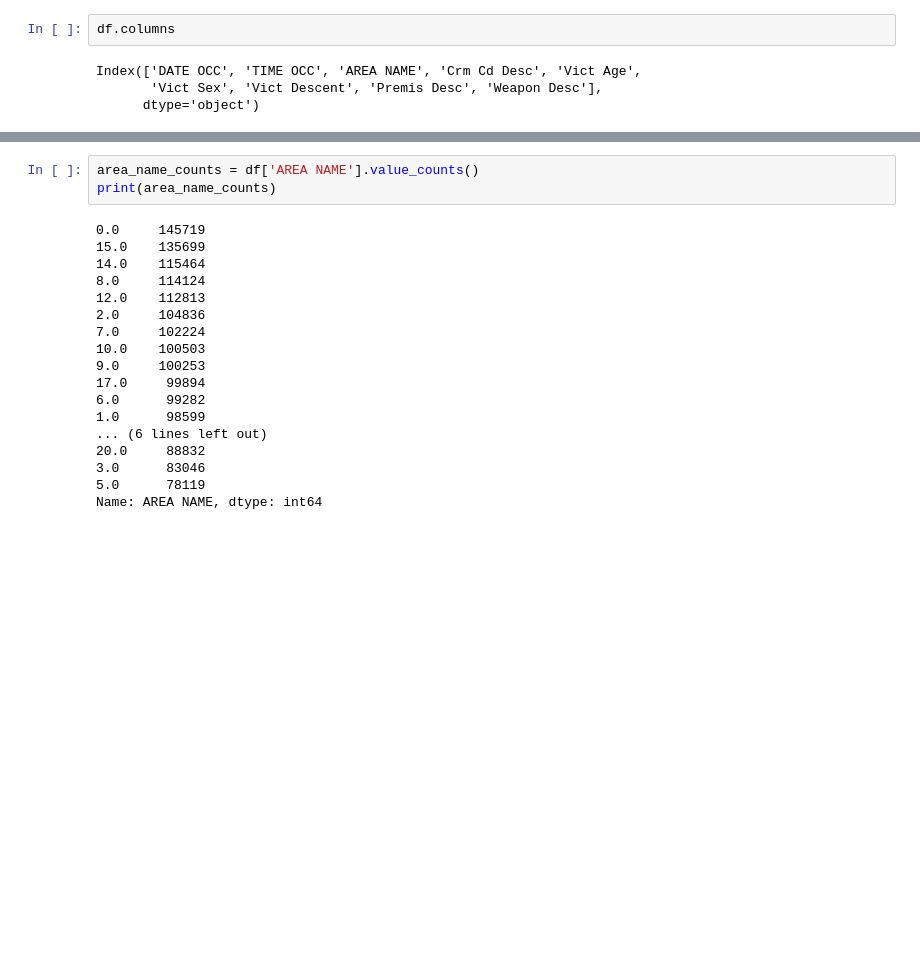
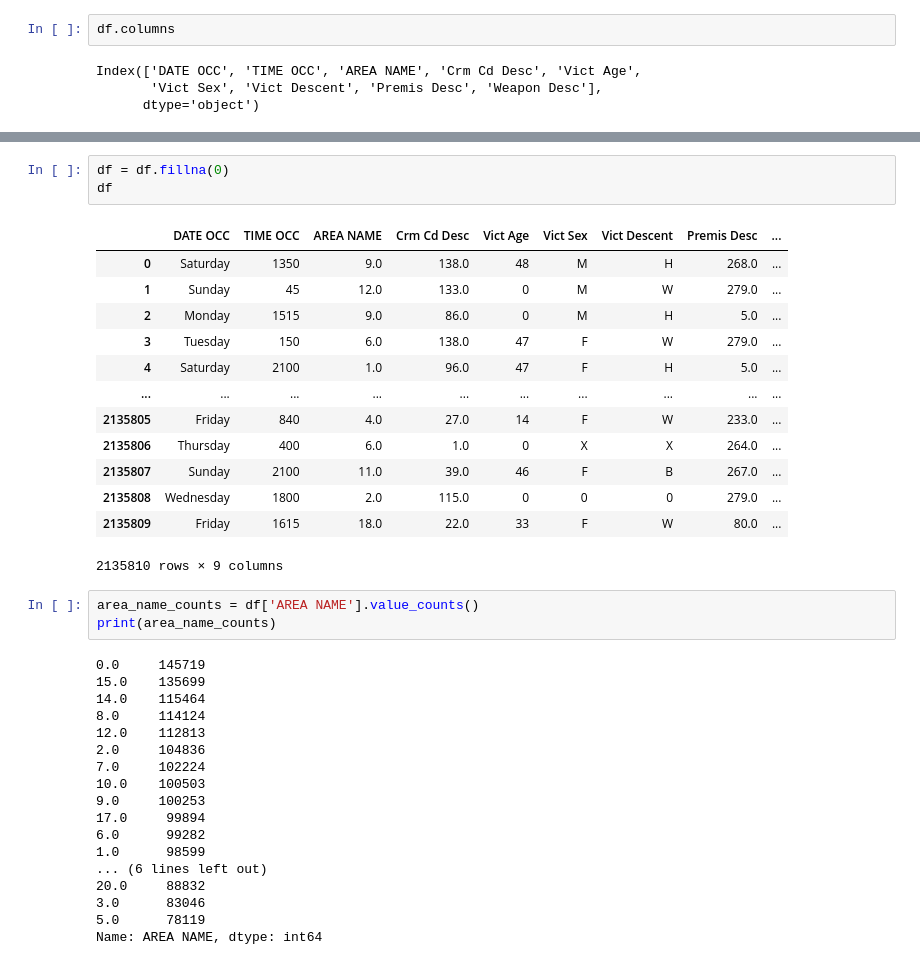
Before and after one commit to amnasyed1/datasci_9_data_prep, a Jupyter notebook: datasci_9.ipynb, the cells around one changed output, grey strips where cells are left out. Cells and saved outputs as stored; diff of their text form; blank space fills up the shorter version.

```diff
--- a/datasci_9.ipynb
+++ b/datasci_9.ipynb
@@ -83,3 +95,20 @@ Index(['DATE OCC', 'TIME OCC', 'AREA NAME', 'Crm Cd Desc', 'Vict Age',
+# %%
+df = df.fillna(0)
+df
+# %% [output]
+|  | DATE OCC | TIME OCC | AREA NAME | Crm Cd Desc | Vict Age | Vict Sex | Vict Descent | Premis Desc | ... |
+| 0 | Saturday | 1350 | 9.0 | 138.0 | 48 | M | H | 268.0 | ... |
+| 1 | Sunday | 45 | 12.0 | 133.0 | 0 | M | W | 279.0 | ... |
+| 2 | Monday | 1515 | 9.0 | 86.0 | 0 | M | H | 5.0 | ... |
+| 3 | Tuesday | 150 | 6.0 | 138.0 | 47 | F | W | 279.0 | ... |
+| 4 | Saturday | 2100 | 1.0 | 96.0 | 47 | F | H | 5.0 | ... |
+| ... | ... | ... | ... | ... | ... | ... | ... | ... | ... |
+| 2135805 | Friday | 840 | 4.0 | 27.0 | 14 | F | W | 233.0 | ... |
+| 2135806 | Thursday | 400 | 6.0 | 1.0 | 0 | X | X | 264.0 | ... |
+| 2135807 | Sunday | 2100 | 11.0 | 39.0 | 46 | F | B | 267.0 | ... |
+| 2135808 | Wednesday | 1800 | 2.0 | 115.0 | 0 | 0 | 0 | 279.0 | ... |
+| 2135809 | Friday | 1615 | 18.0 | 22.0 | 33 | F | W | 80.0 | ... |
+2135810 rows × 9 columns
 # %%
 area_name_counts = df['AREA NAME'].value_counts()
 print(area_name_counts)
```
Also changed, not shown: parts of 23 cells of this notebook.
